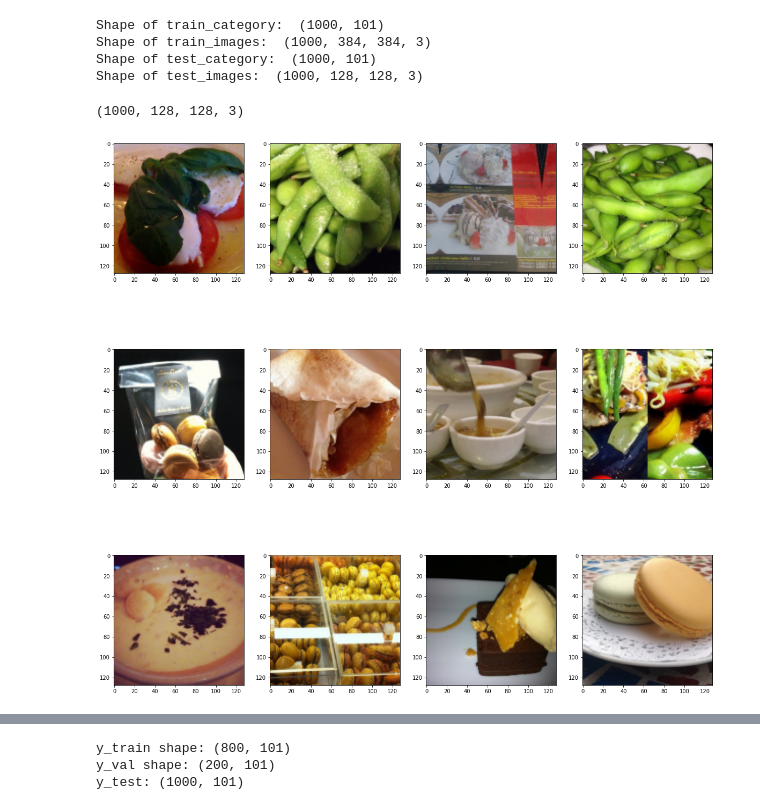
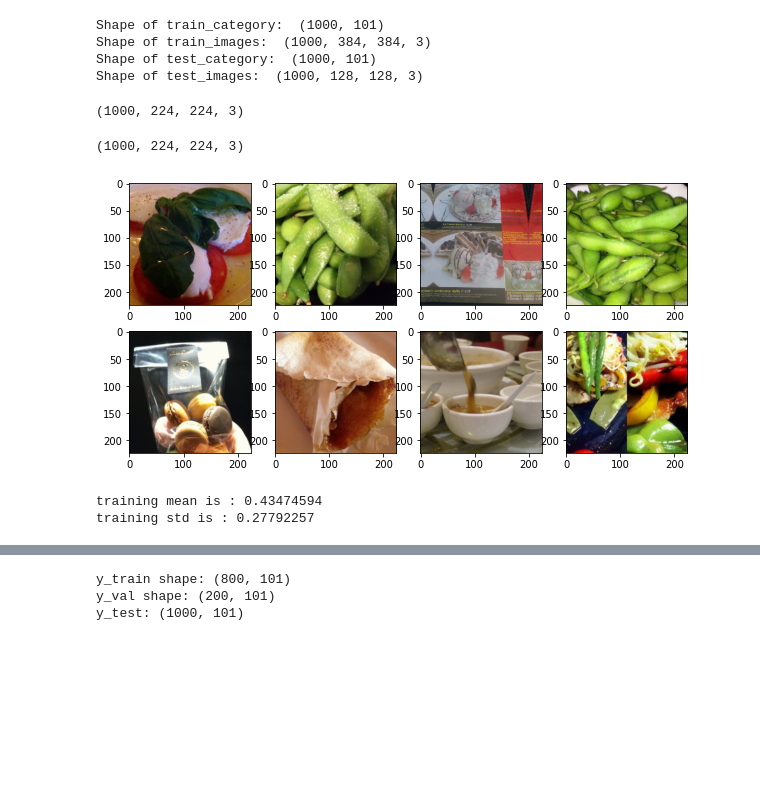
Before and after one commit to belindaleebl/Food-Image-Classification, a Jupyter notebook: 02PreprocessingModelsMetrics-FoodImageClassification.ipynb, the cells around one changed output, grey strips where cells are left out. Drawn from its saved outputs; the diff is of its cells as text; code cells hidden in the pictures; blank space fills up the shorter version.

```diff
--- a/02PreprocessingModelsMetrics-FoodImageClassification.ipynb
+++ b/02PreprocessingModelsMetrics-FoodImageClassification.ipynb
@@ -48,28 +47,36 @@ Shape of train_images:  (1000, 384, 384, 3)
 Shape of test_category:  (1000, 101)
 Shape of test_images:  (1000, 128, 128, 3)
 # %%
-# resized training images to match testing size
-# is this necessary? to have the training shape match the test shape?
+# resized  images to 224 x 224 x 3 for transfer learning later on
 
-train_resized = np.zeros((1000,128,128,3))
+train_resized = np.zeros((1000,224,224,3))
 
 for n,i in enumerate(train_images):
     train_resized[n,:,:,:] = resize(train_images[n,:,:,:], train_resized.shape[1:], anti_aliasing=True)
 
 print(train_resized.shape)
 # %% [output]
-(1000, 128, 128, 3)
+(1000, 224, 224, 3)
+# %%
+test_resized = np.zeros((1000,224,224,3))
+
+for n,i in enumerate(test_images):
+    test_resized[n,:,:,:] = resize(test_images[n,:,:,:], test_resized.shape[1:], anti_aliasing=True)
+
+print(test_resized.shape)
+# %% [output]
+(1000, 224, 224, 3)
 # %%
 # checking to see the images rescaled successfully
-plt.subplots(3,4,figsize = (20,20))
+plt.subplots(2,4,figsize = (10,5))
 
-for i in range(12):
+for i in range(8):
     img_np = train_resized[i]
-    plt.subplot(3,4,1+i)
+    plt.subplot(2,4,1+i)
     plt.imshow(img_np)
 plt.show()
 # %% [output]
-[figure, old version]
+[figure, new version]
 # %%
 # creating validation split from training data
 from sklearn.model_selection import train_test_split
@@ -89,3 +84,27 @@ X_test = test_images/255
+# %%
+# converting pixel values to float type
+# mean subtraction centers the cloud of data around the origin along every dimension (think of all data points plotted on a graph, this will move the data cluster to have the center as 0,0)
+# normalizing by dividing by training std. This is so the data dimensions are approximately the same scale, and makes model processing faster
+
+X_train = X_train.astype('float32')
+X_val = X_val.astype('float32')
+X_test = test_resized.astype('float32')
+
+mean_training = np.mean(X_train)
+print('training mean is :', mean_training)
+std_training = np.std(X_train)
+print('training std is :', std_training)
+
+X_train -= mean_training
+X_val -= mean_training
+X_test -= mean_training
+
+X_train /= std_training
+X_val /= std_training
+X_test /= std_training
+# %% [output]
+training mean is : 0.43474594
+training std is : 0.27792257
 # %%
 #changing name of test category (what we're looking to predict)
 y_test = test_category
```
Also changed, not shown: parts of 33 cells of this notebook.
